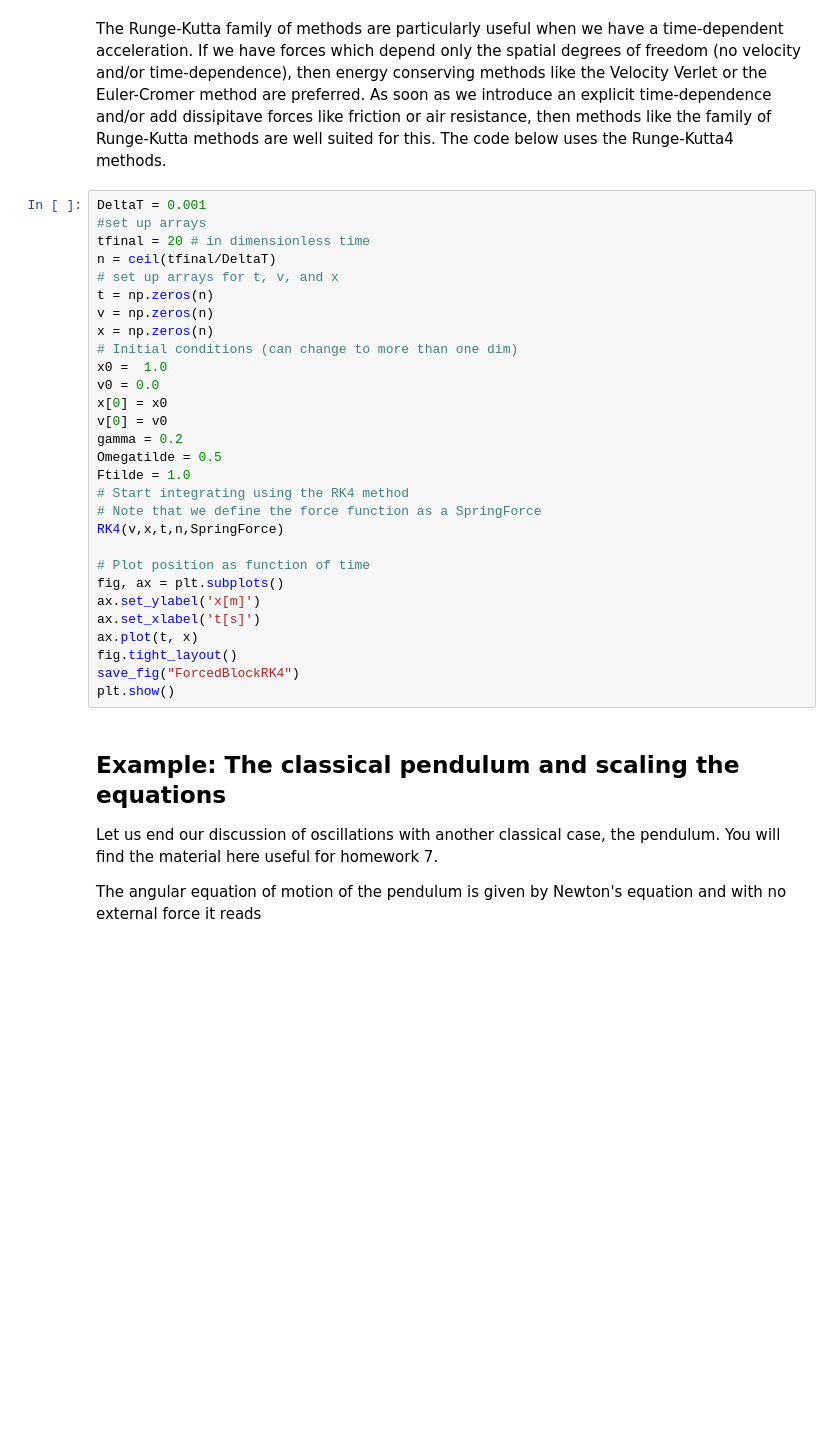
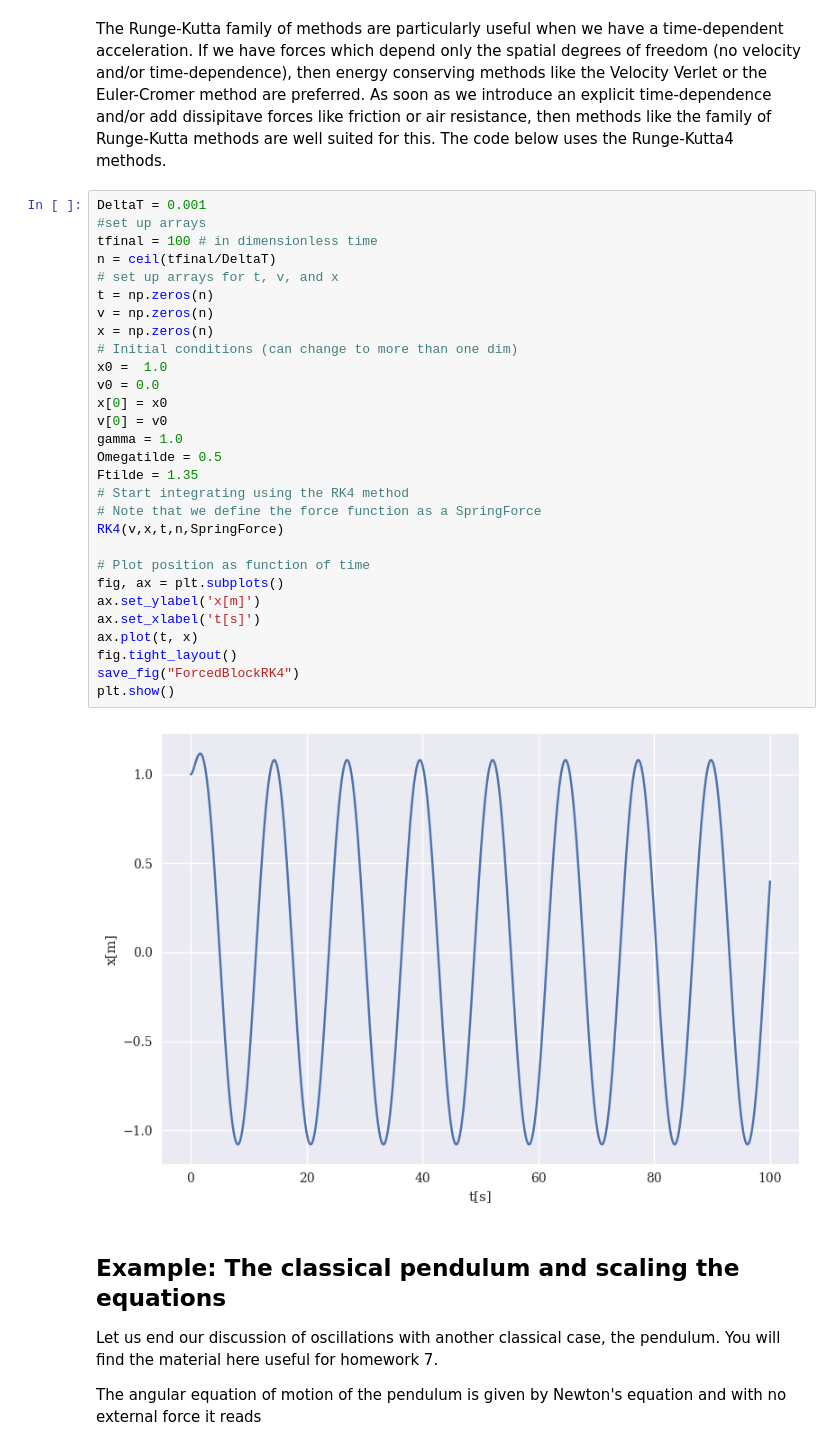
Before and after one commit to mhjensen/Physics321, a Jupyter notebook: doc/pub/week10/ipynb/week10.ipynb, the cells around one changed output. Drawn from its saved outputs; the diff is of its cells as text; blank space fills up the shorter version.

```diff
--- a/doc/pub/week10/ipynb/week10.ipynb
+++ b/doc/pub/week10/ipynb/week10.ipynb
@@ -426,32 +428,34 @@ The code below uses the Runge-Kutta4 methods.
 # %%
 DeltaT = 0.001
 #set up arrays
-tfinal = 20 # in dimensionless time
+tfinal = 100 # in dimensionless time
 n = ceil(tfinal/DeltaT)
 # set up arrays for t, v, and x
 t = np.zeros(n)
 v = np.zeros(n)
 x = np.zeros(n)
 # Initial conditions (can change to more than one dim)
 x0 =  1.0
 v0 = 0.0
 x[0] = x0
 v[0] = v0
-gamma = 0.2
+gamma = 1.0
 Omegatilde = 0.5
-Ftilde = 1.0
+Ftilde = 1.35
 # Start integrating using the RK4 method
 # Note that we define the force function as a SpringForce
 RK4(v,x,t,n,SpringForce)
 
 # Plot position as function of time
 fig, ax = plt.subplots()
 ax.set_ylabel('x[m]')
 ax.set_xlabel('t[s]')
 ax.plot(t, x)
 fig.tight_layout()
 save_fig("ForcedBlockRK4")
 plt.show()
+# %% [output]
+[figure, added]
 # %% [markdown]
 ## Example: The classical pendulum and scaling the equations
 
```
Also changed, not shown: parts of 3 cells of this notebook, 7 other files.
